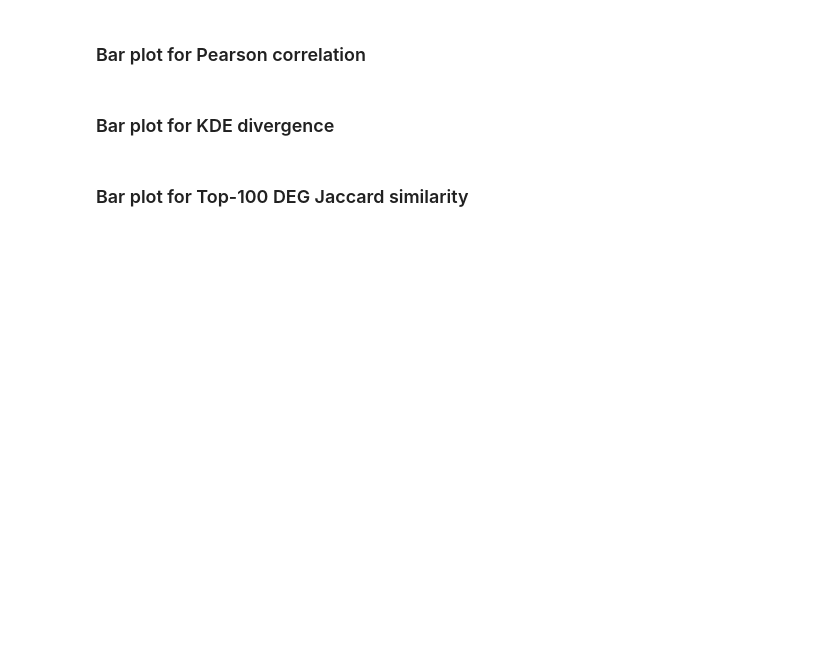
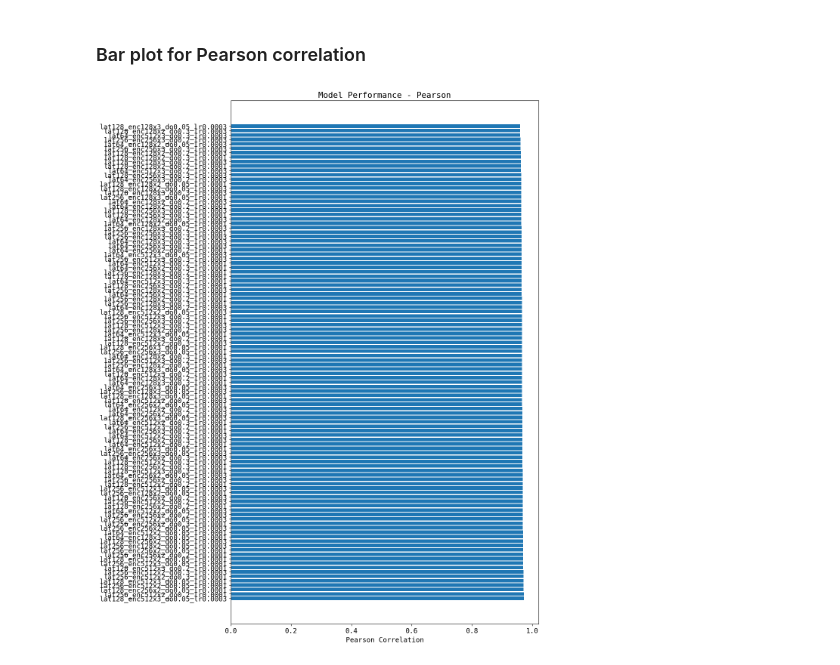
Before and after one commit to mardiam/CPA, a Jupyter notebook: Tahoe/optuna_RDkit_full_grid.ipynb, the cells around one changed output. Cells and saved outputs as stored; diff of their text form; code cells hidden in the pictures; blank space fills up the shorter version.

```diff
--- a/Tahoe/optuna_RDkit_full_grid.ipynb
+++ b/Tahoe/optuna_RDkit_full_grid.ipynb
@@ -369,13 +397,13 @@ plt.show()
 # %% [markdown]
 ### Bar plot for Pearson correlation
 # %%
-df_sorted = df.sort_values(by="Pearson", ascending=False)
+df_sorted = results_df.sort_values(by="Pearson_mean", ascending=False)
 
-plt.figure(figsize=(12, 6))
-plt.barh(df_sorted["model"], df_sorted["Pearson"])
+plt.figure(figsize=(12, 15))
+plt.barh(df_sorted.index, df_sorted["Pearson_mean"])
 plt.xlabel("Pearson Correlation")
 plt.title("Model Performance - Pearson")
 plt.tight_layout()
 plt.show()
+# %% [output]
+[figure, added]
-# %% [markdown]
-###  Bar plot for KDE divergence
@@ -391,2 +409,0 @@ plt.show()
-# %% [markdown]
-### Bar plot for Top-100 DEG Jaccard similarity
```
Also changed, not shown: parts of 14 cells of this notebook.
